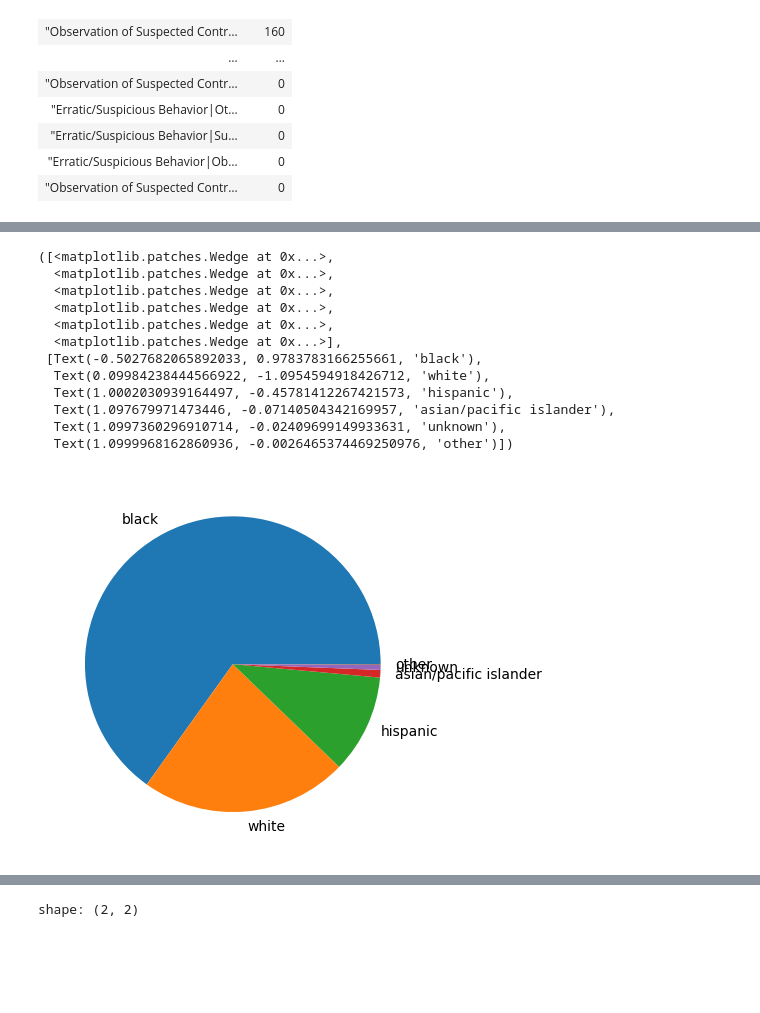
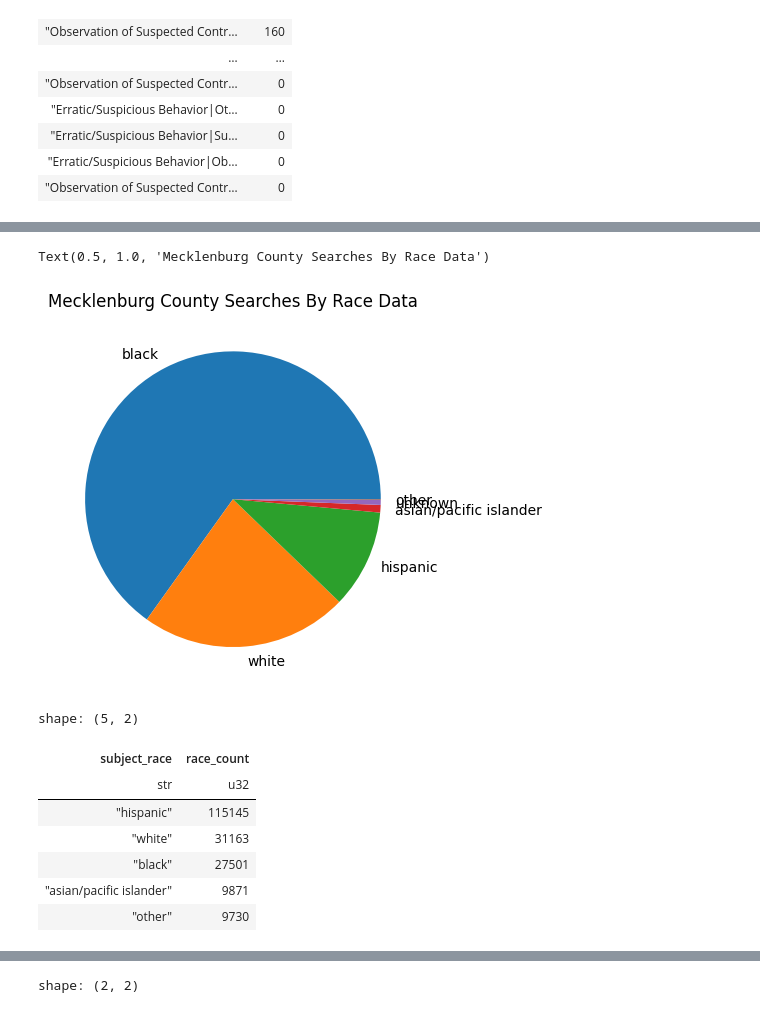
Before and after one commit to ramyap06/stanford-open-policing-data-analysis, a Jupyter notebook: county_analysis.ipynb, the cells around one changed output, grey strips where cells are left out. Drawn from its saved outputs; the diff is of its cells as text; code cells hidden in the pictures; blank space fills up the shorter version.

```diff
--- a/county_analysis.ipynb
+++ b/county_analysis.ipynb
@@ -533,19 +501,22 @@ shape: (6, 2)
 # %%
 data = meck_race.select('race_count').to_numpy().flatten()
 labels = meck_race.select('subject_race').to_numpy().flatten()
 
 plt.pie(data, labels=labels)
+plt.title('Mecklenburg County Searches By Race Data')
 # %% [output]
-([<matplotlib.patches.Wedge at 0x...>,
-  <matplotlib.patches.Wedge at 0x...>,
-  <matplotlib.patches.Wedge at 0x...>,
-  <matplotlib.patches.Wedge at 0x...>,
-  <matplotlib.patches.Wedge at 0x...>,
-  <matplotlib.patches.Wedge at 0x...>],
- [Text(-0.5027682065892033, 0.9783783166255661, 'black'),
-  Text(0.09984238444566922, -1.0954594918426712, 'white'),
-  Text(1.0002030939164497, -0.45781412267421573, 'hispanic'),
-  Text(1.097679971473446, -0.07140504342169957, 'asian/pacific islander'),
-  Text(1.0997360296910714, -0.02409699149933631, 'unknown'),
-  Text(1.0999968162860936, -0.0026465374469250976, 'other')])
+Text(0.5, 1.0, 'Mecklenburg County Searches By Race Data')
-[figure, old version]
+[figure, new version]
+# %%
+la = search_true.filter(pl.col('county_name') == 'Los Angeles')
+la_race = la.group_by('subject_race').agg((pl.col('search_conducted') == 'TRUE').sum().alias('race_count')).sort('race_count', descending=True)
+la_race
+# %% [output]
+shape: (5, 2)
+| subject_race | race_count |
+| str | u32 |
+| "hispanic" | 115145 |
+| "white" | 31163 |
+| "black" | 27501 |
+| "asian/pacific islander" | 9871 |
+| "other" | 9730 |
```
Also changed, not shown: parts of 14 cells of this notebook.
